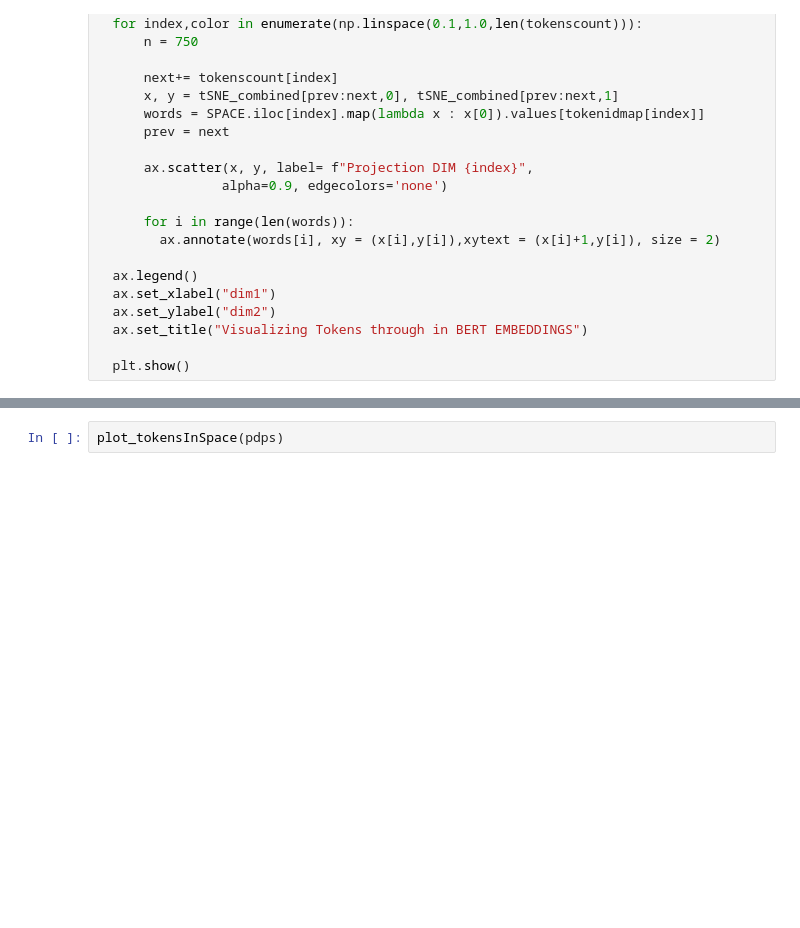
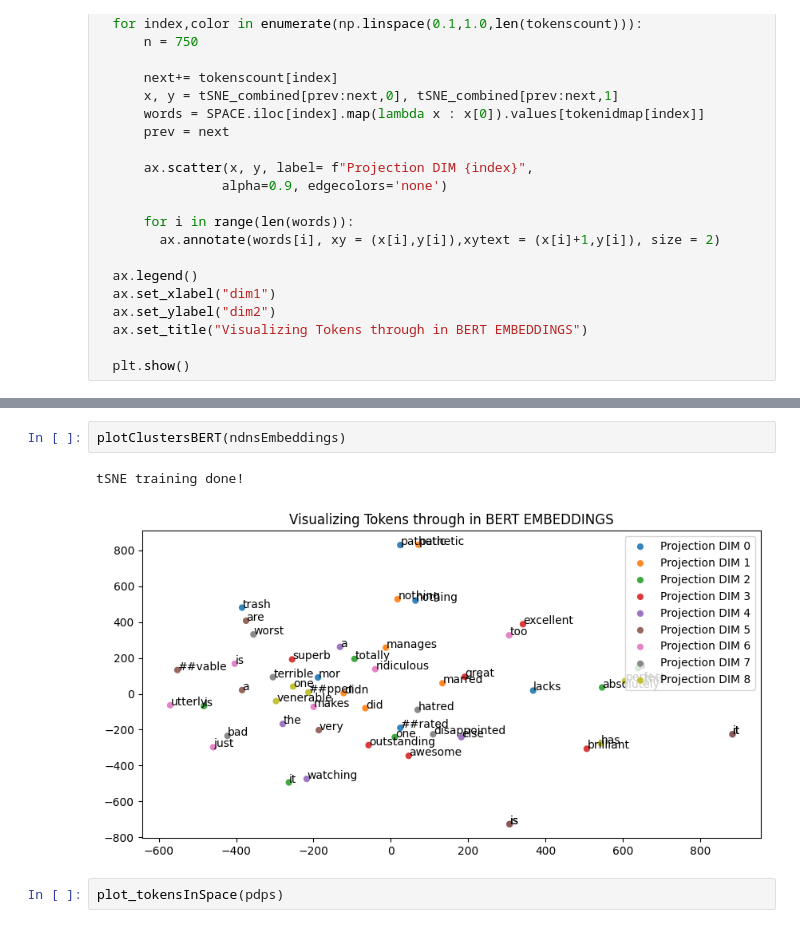
Before and after one commit to rahul-ohlan/TWARP, a Jupyter notebook: imdb_interpretabilityV3.ipynb, the cells around one changed output, grey strips where cells are left out. Saved outputs shown, nothing was run; the diff lists cells and outputs as text; blank space fills up the shorter version.

```diff
--- a/imdb_interpretabilityV3.ipynb
+++ b/imdb_interpretabilityV3.ipynb
@@ -1282,3 +1359,8 @@ def plot_tokensInSpace(SPACE):
+# %%
+plotClustersBERT(ndnsEmbeddings)
+# %% [output]
+tSNE training done!
+[figure, added]
 # %%
 plot_tokensInSpace(pdps)
 # %% [output]
```
Also changed, not shown: parts of 16 cells of this notebook.
